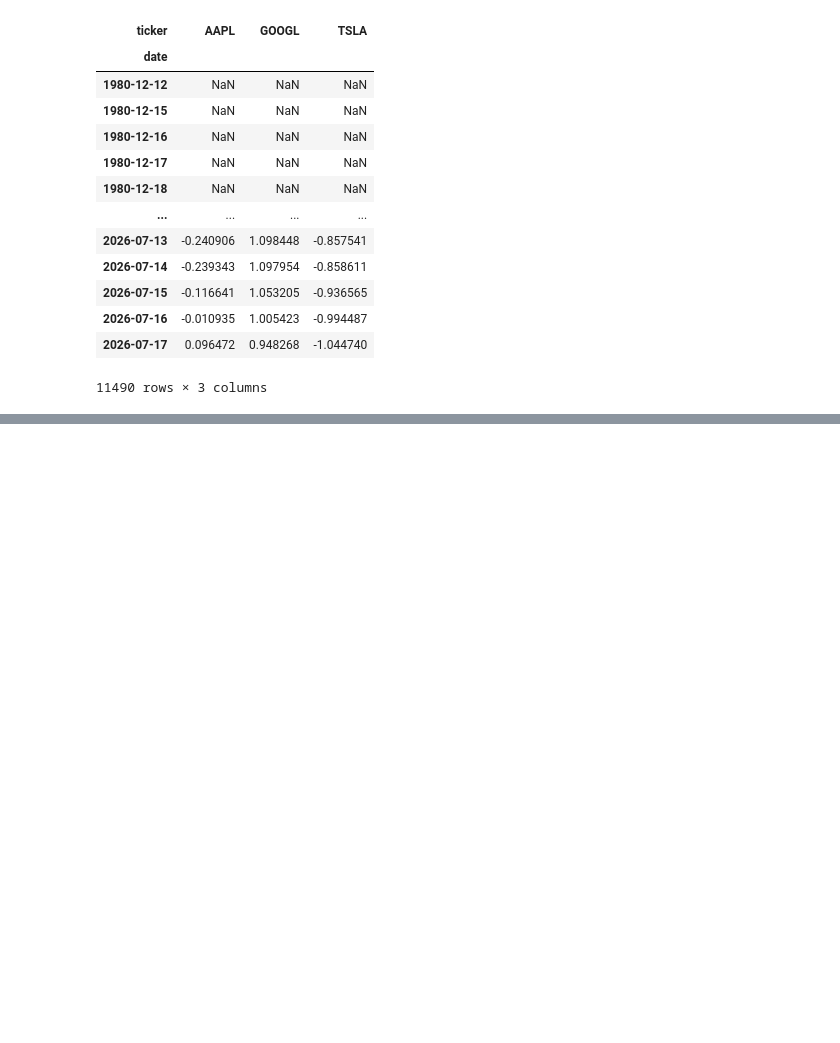
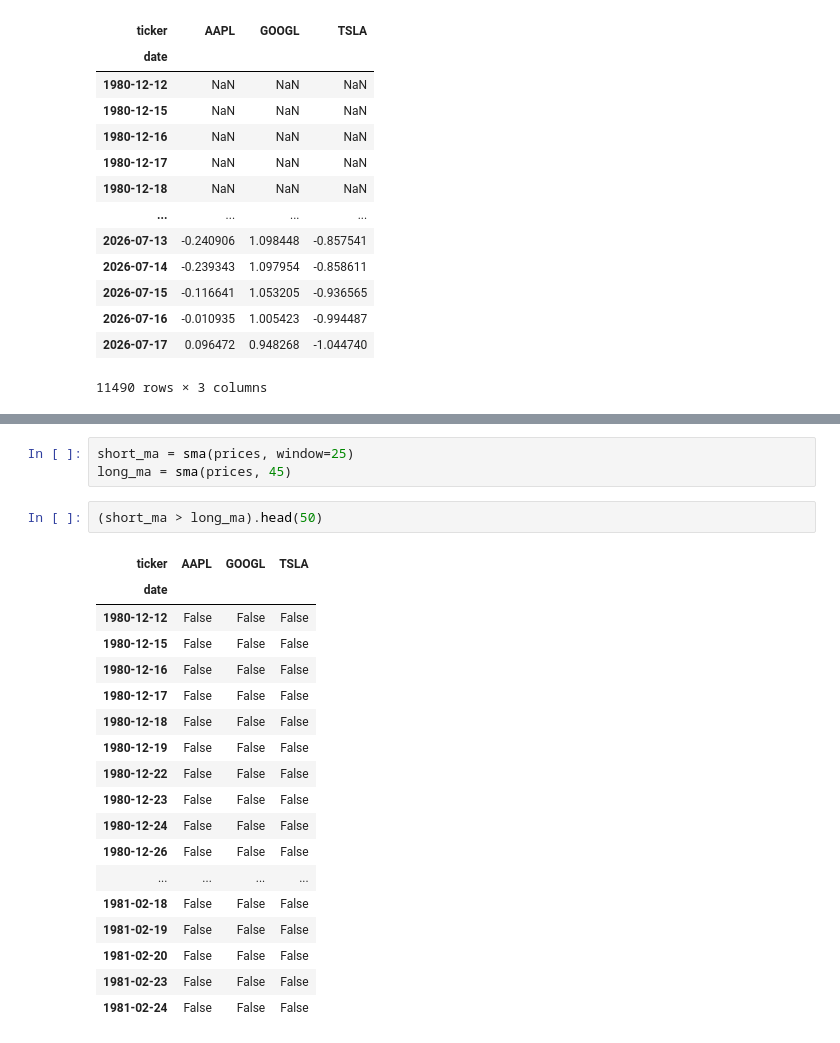
Before and after one commit to FelipeBuzato/AlphaLab, a Jupyter notebook: notebooks/queries_draft.ipynb, the cells around one changed output, grey strips where cells are left out. Cells and saved outputs as stored; diff of their text form; blank space fills up the shorter version.

```diff
--- a/notebooks/queries_draft.ipynb
+++ b/notebooks/queries_draft.ipynb
@@ -301,0 +329,24 @@ rsi()
+# %%
+short_ma = sma(prices, window=25)
+long_ma = sma(prices, 45)
+# %%
+(short_ma > long_ma).head(50)
+# %% [output]
+| ticker | AAPL | GOOGL | TSLA |
+| date |  |  |  |
+| 1980-12-12 | False | False | False |
+| 1980-12-15 | False | False | False |
+| 1980-12-16 | False | False | False |
+| 1980-12-17 | False | False | False |
+| 1980-12-18 | False | False | False |
+| 1980-12-19 | False | False | False |
+| 1980-12-22 | False | False | False |
+| 1980-12-23 | False | False | False |
+| 1980-12-24 | False | False | False |
+| 1980-12-26 | False | False | False |
+| ... | ... | ... | ... |
+| 1981-02-18 | False | False | False |
+| 1981-02-19 | False | False | False |
+| 1981-02-20 | False | False | False |
+| 1981-02-23 | False | False | False |
+| 1981-02-24 | False | False | False |
```
Also changed, not shown: parts of 3 cells of this notebook, 2 other files.
